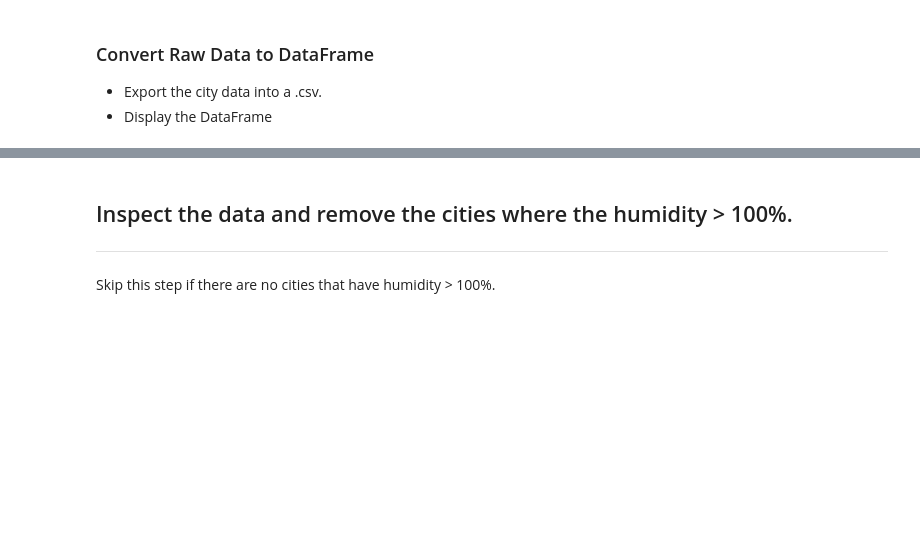
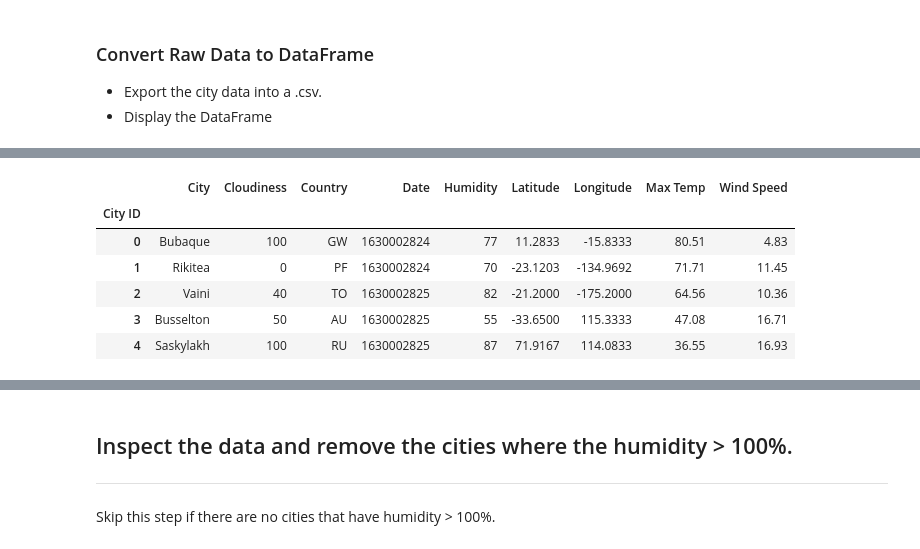
Before and after one commit to 86burke/python-api-challenge, a Jupyter notebook: Instructions/starter_code/WeatherPy.ipynb, the cells around one changed output, grey strips where cells are left out. Drawn from its saved outputs; the diff is of its cells as text; code cells hidden in the pictures; blank space fills up the shorter version.

Commit message:
Created DataFrame and Exported to CSV File

```diff
--- a/Instructions/starter_code/WeatherPy.ipynb
+++ b/Instructions/starter_code/WeatherPy.ipynb
@@ -77,7 +77,7 @@ win_spd = []
 city_name = []
 
 #Looping through cities to make api calls using city as query
-i = 1
+x = 1
 for city in cities:
     city = city
     query_url = url + "appid=" + weather_api_key + "&q=" + city
@@ -95,8 +95,8 @@ for city in cities:
         lng.append(response["coord"]["lon"])
         win_spd.append(response["wind"]["speed"])
         city_name.append(response["name"])
-        print(f"Processing record {i}|{city}")
-        i+=1
+        print(f"Processing record {x}|{city}")
+        x+=1
     except (KeyError):
         print("City not found. skipping.")
 # %% [output]
@@ -142,0 +124,21 @@ Processing record 606|ulcinj
+# %%
+city_df = pd.DataFrame({"City":city_name,
+                        "Cloudiness":cloudy,
+                        "Country":country,
+                        "Date":date,
+                        "Humidity":humidity,
+                        "Latitude":lat,
+                        "Longitude":lng,
+                        "Max Temp":max_temp,
+                        "Wind Speed":win_spd
+                                         })
+city_df = city_df.rename_axis('City ID')
+city_df.head()
+# %% [output]
+|  | City | Cloudiness | Country | Date | Humidity | Latitude | Longitude | Max Temp | Wind Speed |
+| City ID |  |  |  |  |  |  |  |  |  |
+| 0 | Bubaque | 100 | GW | 1630002824 | 77 | 11.2833 | -15.8333 | 80.51 | 4.83 |
+| 1 | Rikitea | 0 | PF | 1630002824 | 70 | -23.1203 | -134.9692 | 71.71 | 11.45 |
+| 2 | Vaini | 40 | TO | 1630002825 | 82 | -21.2000 | -175.2000 | 64.56 | 10.36 |
+| 3 | Busselton | 50 | AU | 1630002825 | 55 | -33.6500 | 115.3333 | 47.08 | 16.71 |
+| 4 | Saskylakh | 100 | RU | 1630002825 | 87 | 71.9167 | 114.0833 | 36.55 | 16.93 |
```
Also changed, not shown: parts of 5 cells of this notebook, 1 other file.
